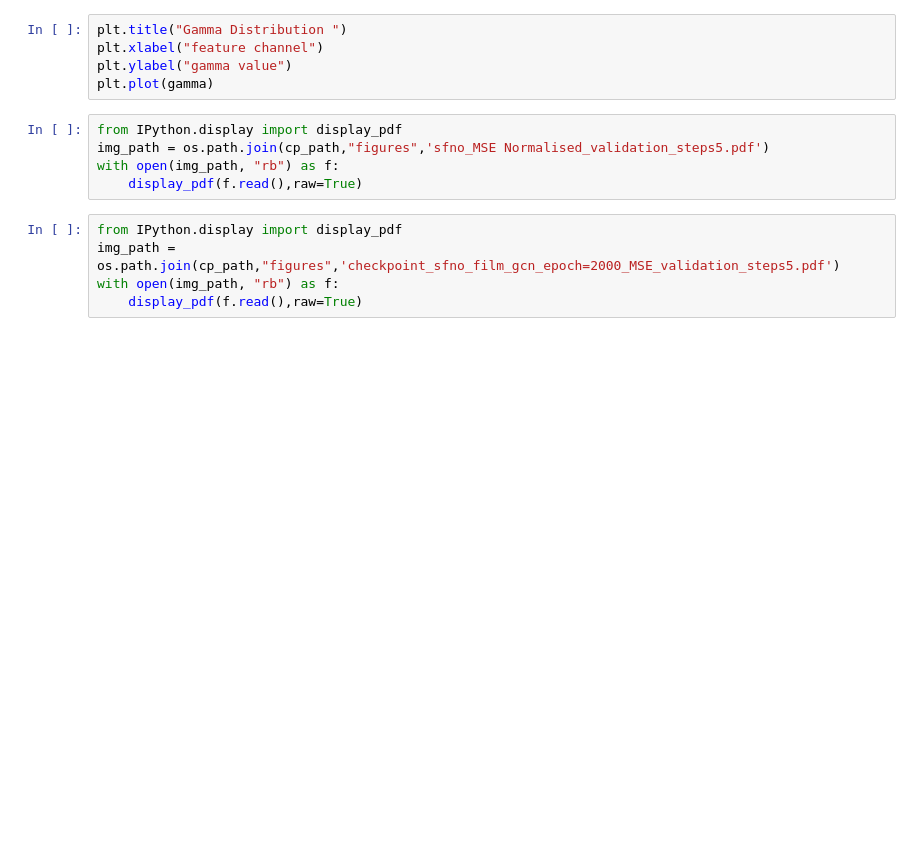
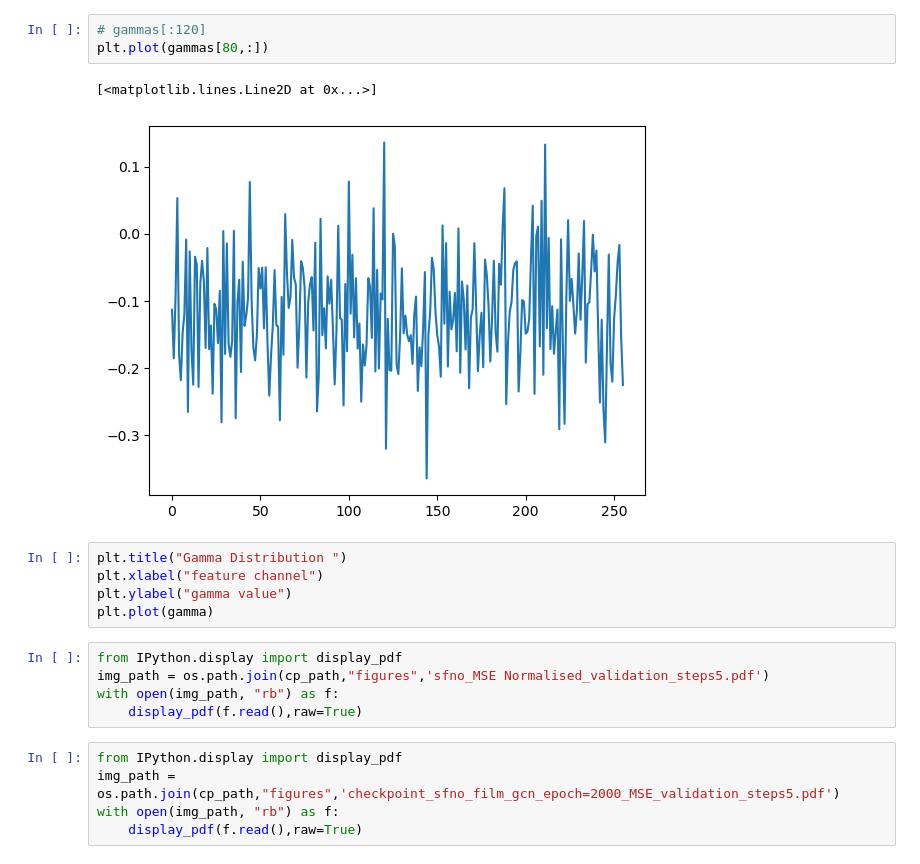
Before and after one commit to Slusny/Modulated-Spherical-Fourier-Neural-Operator, a Jupyter notebook: Visualization.ipynb, the cells around one changed output. Drawn from its saved outputs; the diff is of its cells as text; blank space fills up the shorter version.

```diff
--- a/Visualization.ipynb
+++ b/Visualization.ipynb
@@ -25,3 +59,9 @@ NameError: name 'beta' is not defined
+# %%
+# gammas[:120]
+plt.plot(gammas[80,:])
+# %% [output]
+[<matplotlib.lines.Line2D at 0x...>]
+[figure, added]
 # %%
 plt.title("Gamma Distribution ")
 plt.xlabel("feature channel")
```
Also changed, not shown: parts of 9 cells of this notebook, 2 other files.
